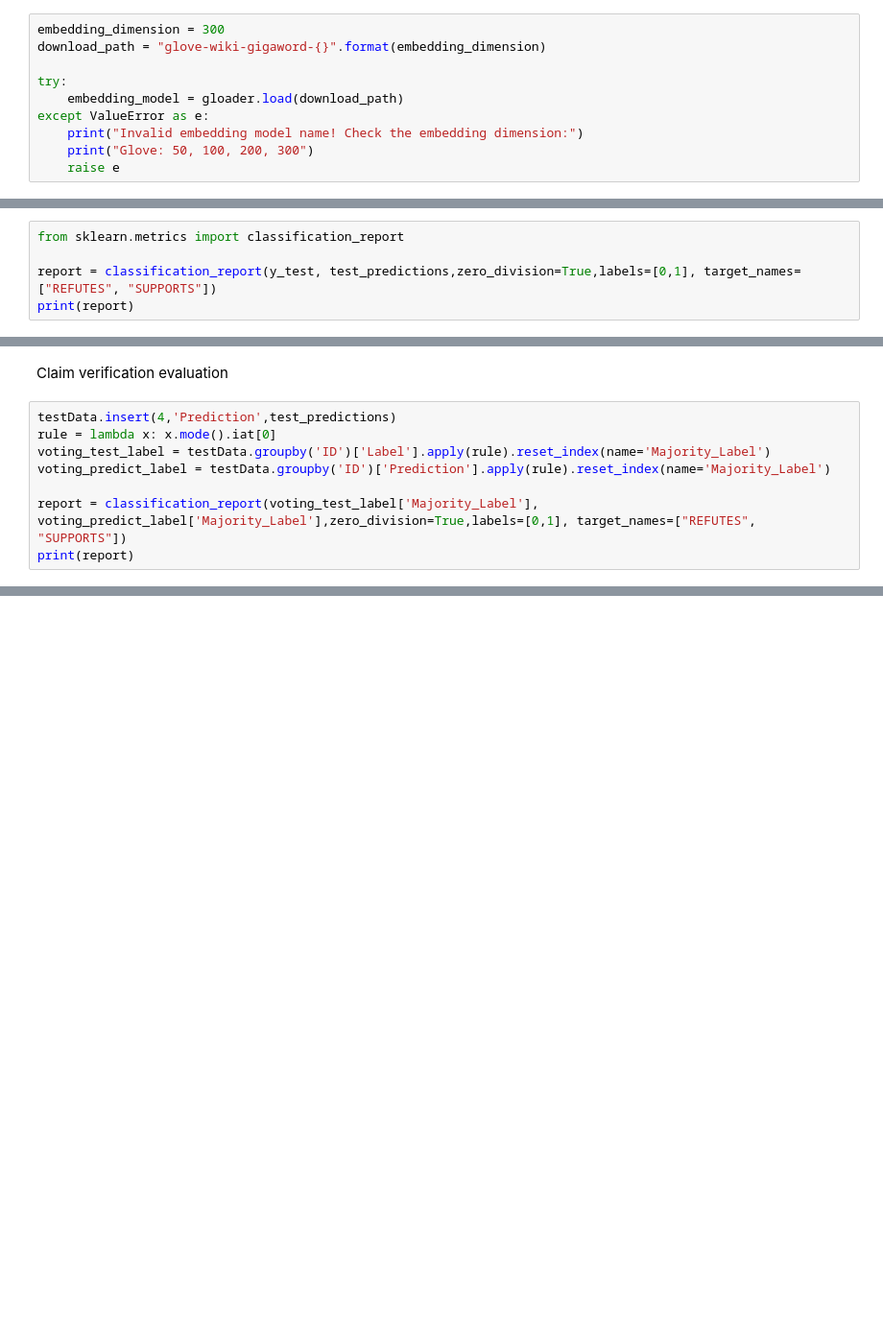
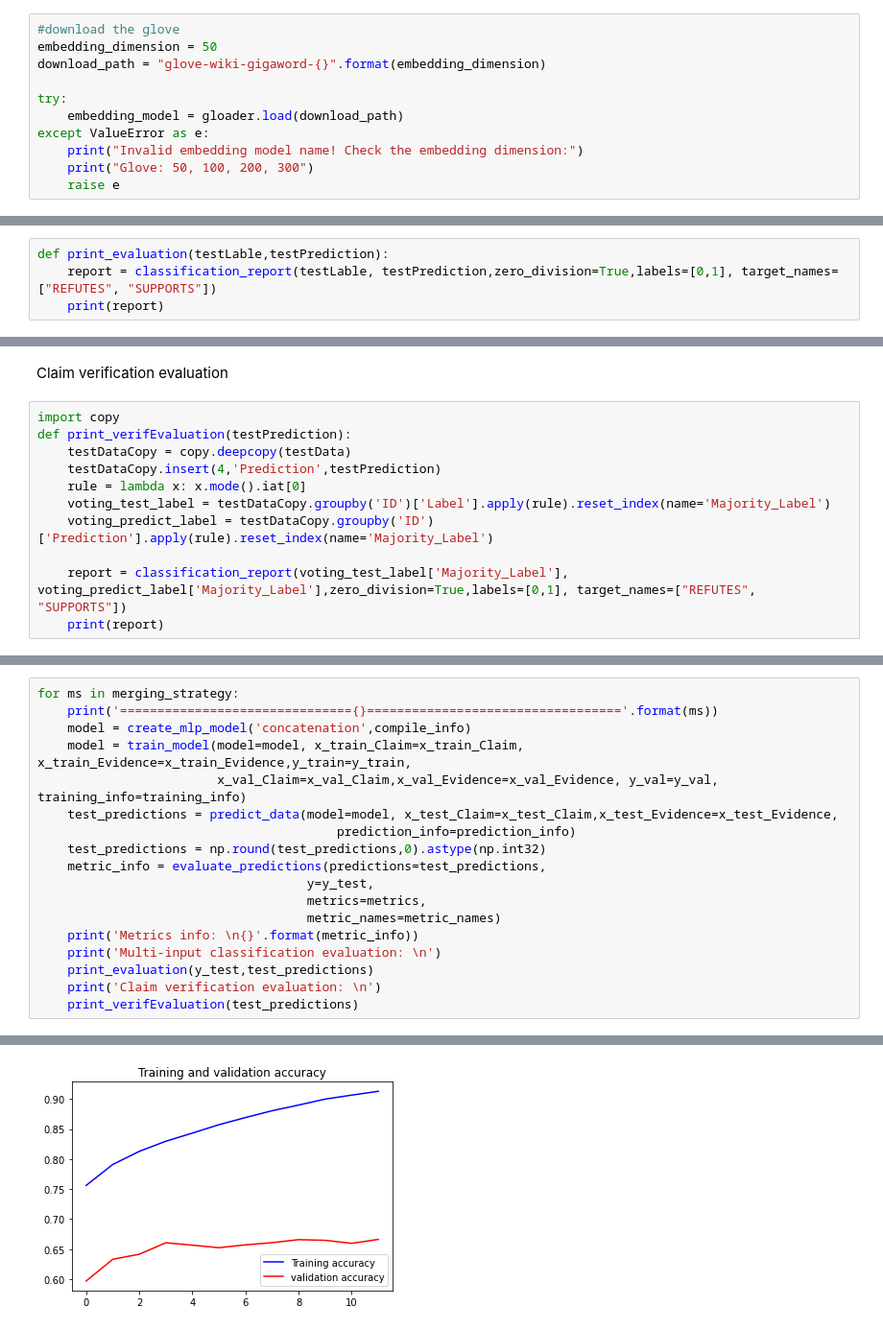
Before and after one commit to iwkkk/fact_checking, a Jupyter notebook: assignment2_code.ipynb, the cells around one changed output, grey strips where cells are left out. Shown at 96% size. Cells and saved outputs as stored; diff of their text form; blank space fills up the shorter version.

```diff
--- a/assignment2_code.ipynb
+++ b/assignment2_code.ipynb
@@ -289,7 +283,8 @@ Some words: [('hemsworth', 1), ('appeared', 2), ('a', 3), ('perfect', 4), ('geta
 # %% [markdown]
 Downloading the embedding model
 # %%
-embedding_dimension = 300
+#download the glove
+embedding_dimension = 50
 download_path = "glove-wiki-gigaword-{}".format(embedding_dimension)
 
 try:
@@ -774,7 +688,6 @@ Performance evaluation
 # %% [markdown]
 Multi-input classification evaluation
 # %%
-from sklearn.metrics import classification_report
-
-report = classification_report(y_test, test_predictions,zero_division=True,labels=[0,1], target_names=["REFUTES", "SUPPORTS"])
-print(report)
+def print_evaluation(testLable,testPrediction):
+    report = classification_report(testLable, testPrediction,zero_division=True,labels=[0,1], target_names=["REFUTES", "SUPPORTS"])
+    print(report)
@@ -790,10 +694,13 @@ weighted avg       0.75      0.50      0.33      7189
 # %% [markdown]
 Claim verification evaluation
 # %%
-testData.insert(4,'Prediction',test_predictions)
-rule = lambda x: x.mode().iat[0]
-voting_test_label = testData.groupby('ID')['Label'].apply(rule).reset_index(name='Majority_Label')
-voting_predict_label = testData.groupby('ID')['Prediction'].apply(rule).reset_index(name='Majority_Label')
+import copy
+def print_verifEvaluation(testPrediction):
+    testDataCopy = copy.deepcopy(testData)
+    testDataCopy.insert(4,'Prediction',testPrediction)
+    rule = lambda x: x.mode().iat[0]
+    voting_test_label = testDataCopy.groupby('ID')['Label'].apply(rule).reset_index(name='Majority_Label')
+    voting_predict_label = testDataCopy.groupby('ID')['Prediction'].apply(rule).reset_index(name='Majority_Label')
 
-report = classification_report(voting_test_label['Majority_Label'], voting_predict_label['Majority_Label'],zero_division=True,labels=[0,1], target_names=["REFUTES", "SUPPORTS"])
-print(report)
+    report = classification_report(voting_test_label['Majority_Label'], voting_predict_label['Majority_Label'],zero_division=True,labels=[0,1], target_names=["REFUTES", "SUPPORTS"])
+    print(report)
@@ -811,0 +709,19 @@ weighted avg       0.75      0.50      0.33      6613
+# %%
+for ms in merging_strategy:
+    print('==============================={}=================================='.format(ms))
+    model = create_mlp_model('concatenation',compile_info)
+    model = train_model(model=model, x_train_Claim=x_train_Claim, x_train_Evidence=x_train_Evidence,y_train=y_train,
+                        x_val_Claim=x_val_Claim,x_val_Evidence=x_val_Evidence, y_val=y_val, training_info=training_info)
+    test_predictions = predict_data(model=model, x_test_Claim=x_test_Claim,x_test_Evidence=x_test_Evidence,
+                                        prediction_info=prediction_info)
+    test_predictions = np.round(test_predictions,0).astype(np.int32)
+    metric_info = evaluate_predictions(predictions=test_predictions,
+                                    y=y_test,
+                                    metrics=metrics,
+                                    metric_names=metric_names)
+    print('Metrics info: \n{}'.format(metric_info))
+    print('Multi-input classification evaluation: \n')
+    print_evaluation(y_test,test_predictions)
+    print('Claim verification evaluation: \n')
+    print_verifEvaluation(test_predictions)
+# %% [output]
@@ -811,0 +745 @@ weighted avg       0.75      0.50      0.33      6613
+[figure, added]
```
Also changed, not shown: parts of 23 cells of this notebook.
